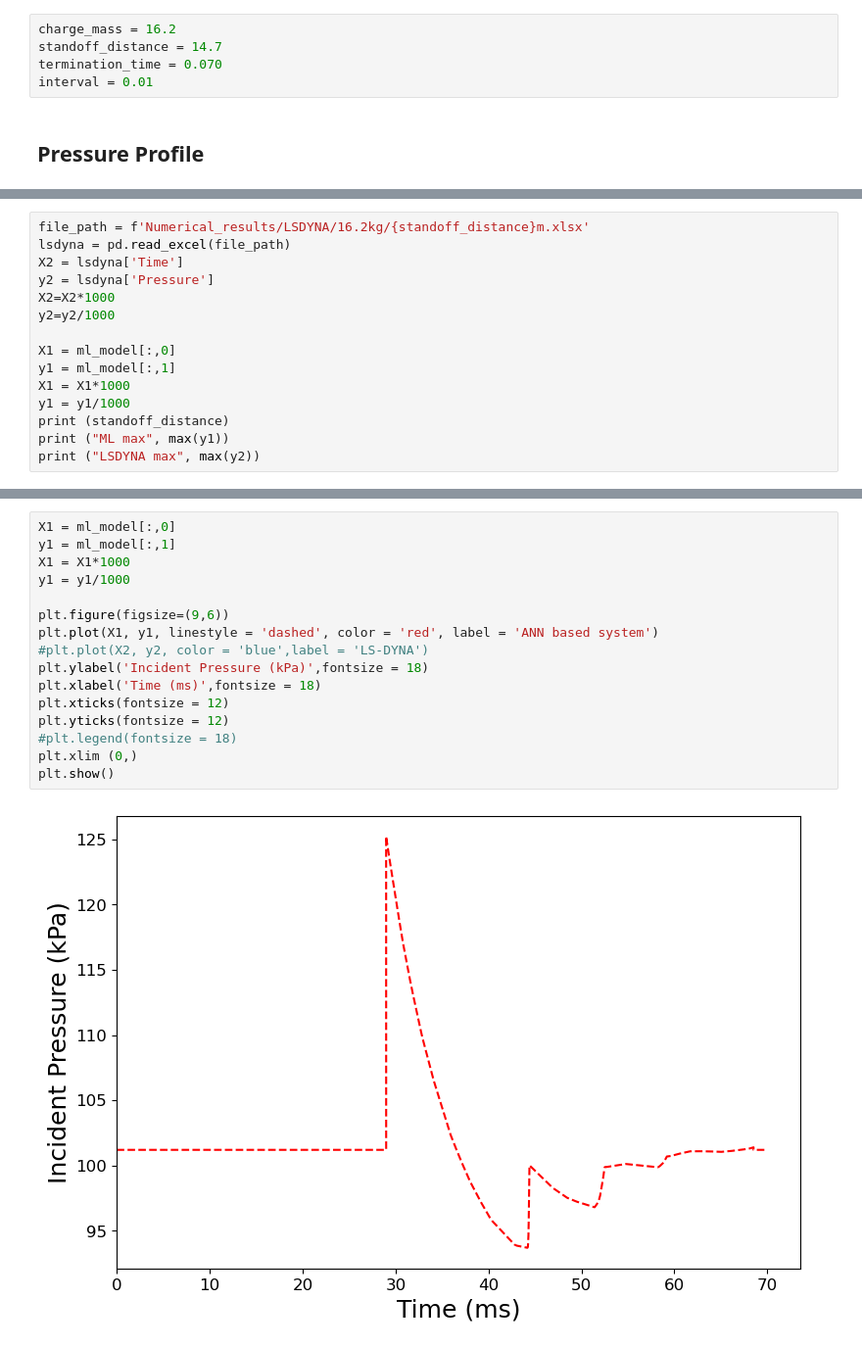
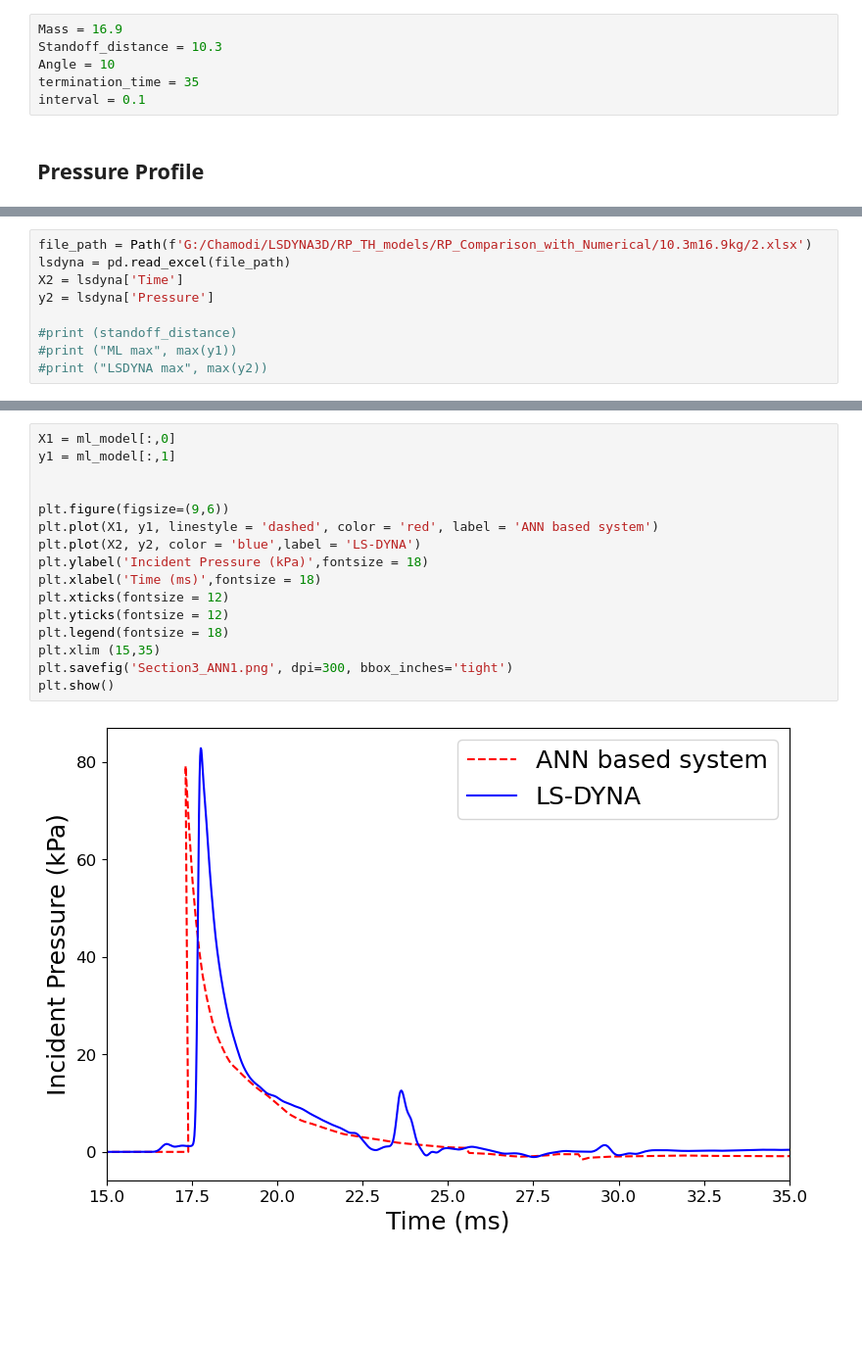
Before and after one commit to ChamodiWidanage/Pressure_history_2, a Jupyter notebook: RP_Combined_Code_All_Sections.ipynb, the cells around one changed output, grey strips where cells are left out. Shown at 98% size. Drawn from its saved outputs; the diff is of its cells as text; blank space fills up the shorter version.

```diff
--- a/RP_Combined_Code_All_Sections.ipynb
+++ b/RP_Combined_Code_All_Sections.ipynb
@@ -30,10 +32,11 @@ sc5 = pickle.load(open('Pressure_profiles_codes_section_5_regression/scaler_ANN2
 # %% [markdown]
 ## Input details
 # %%
-charge_mass = 16.2
-standoff_distance = 14.7
-termination_time = 0.070
-interval = 0.01
+Mass = 16.9
+Standoff_distance = 10.3
+Angle = 10
+termination_time = 35
+interval = 0.1
 # %% [markdown]
 ## Pressure Profile
 # %%
@@ -245,15 +158,9 @@ else:
 # %%
-file_path = f'Numerical_results/LSDYNA/16.2kg/{standoff_distance}m.xlsx'
+file_path = Path(f'G:/Chamodi/LSDYNA3D/RP_TH_models/RP_Comparison_with_Numerical/10.3m16.9kg/2.xlsx')
 lsdyna = pd.read_excel(file_path)
 X2 = lsdyna['Time']
 y2 = lsdyna['Pressure']
-X2=X2*1000
-y2=y2/1000
 
-X1 = ml_model[:,0]
-y1 = ml_model[:,1]
-X1 = X1*1000
-y1 = y1/1000
-print (standoff_distance)
-print ("ML max", max(y1))
-print ("LSDYNA max", max(y2))
+#print (standoff_distance)
+#print ("ML max", max(y1))
+#print ("LSDYNA max", max(y2))
@@ -264,18 +167,18 @@ LSDYNA max 123.863
 # %%
 X1 = ml_model[:,0]
 y1 = ml_model[:,1]
-X1 = X1*1000
-y1 = y1/1000
+
 
 plt.figure(figsize=(9,6))
 plt.plot(X1, y1, linestyle = 'dashed', color = 'red', label = 'ANN based system')
-#plt.plot(X2, y2, color = 'blue',label = 'LS-DYNA')
+plt.plot(X2, y2, color = 'blue',label = 'LS-DYNA')
 plt.ylabel('Incident Pressure (kPa)',fontsize = 18)
 plt.xlabel('Time (ms)',fontsize = 18)
 plt.xticks(fontsize = 12)
 plt.yticks(fontsize = 12)
-#plt.legend(fontsize = 18)
-plt.xlim (0,)
+plt.legend(fontsize = 18)
+plt.xlim (15,35)
+plt.savefig('Section3_ANN1.png', dpi=300, bbox_inches='tight')
 plt.show()
 # %% [output]
-[figure, old version]
+[figure, new version]
```
Also changed, not shown: parts of 4 cells of this notebook, 14 other files.
